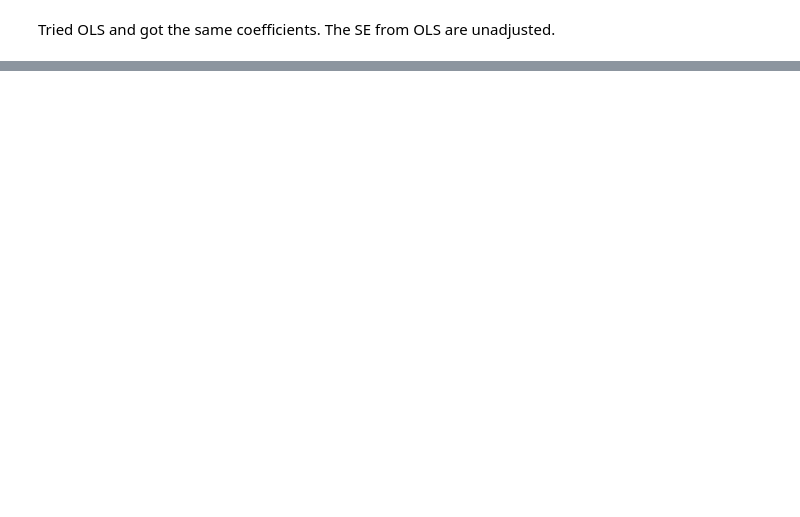
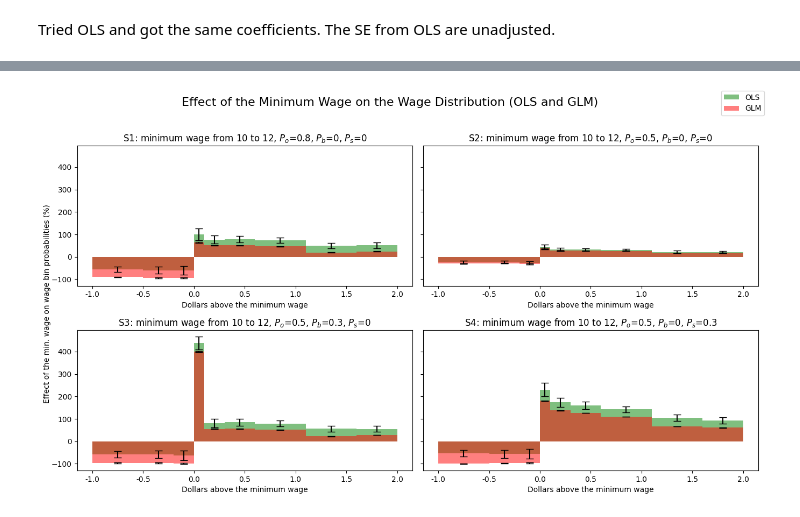
Before and after one commit to boyuchen21/minimum_wage, a Jupyter notebook: codes/compare_estimators.ipynb, the cells around one changed output, grey strips where cells are left out. Cells and saved outputs as stored; diff of their text form; code cells hidden in the pictures; blank space fills up the shorter version.

```diff
--- a/codes/compare_estimators.ipynb
+++ b/codes/compare_estimators.ipynb
@@ -568,10 +565,10 @@ def format_data(file_path, scenario):
 
     return data
 
-all_data = pd.concat([format_data(file_path, scenario) for scenario in scenarios.keys() ])
+ols_result = pd.concat([format_data(file_path, scenario) for scenario in scenarios.keys() ])
 
 # Filter the data for the variables of interest
-filtered_data = all_data[all_data['Variable'].isin(x_ranges.keys())]
+ols_result = ols_result[ols_result['Variable'].isin(x_ranges.keys())]
 # %% [markdown]
 Tried OLS and got the same coefficients. The SE from OLS are unadjusted.
 # %%
@@ -623,0 +637,56 @@ plt.show()
+# %%
+glm_result['Model'] = 'glm'
+ols_result['Model'] = 'ols'
+result_appended = pd.concat([glm_result, ols_result])
+
+# Define the figure and axes for subplots
+fig, axes = plt.subplots(2, 2, figsize=(14, 8), sharey=True)
+
+# Flatten axes for easy iteration
+axes = axes.flatten()
+
+# Plot each scenario in a separate subplot
+for i, scenario in enumerate(scenarios):
+    real_m_pre, real_m_post, P_o, P_b, P_s = scenarios[scenario]
+    scenario_data_ols = result_appended[(result_appended['Scenario'] == scenario) & (result_appended['Model'] == 'ols')]
+    scenario_data_glm = result_appended[(result_appended['Scenario'] == scenario) & (result_appended['Model'] == 'glm')]
+
+    x_scenario_values_ols = [np.mean([x_ranges[var][0], x_ranges[var][1]]) for var in scenario_data_ols['Variable']]  # Convert to percentage
+    y_values_ols = scenario_data_ols['Coefficient'] * 100  # Convert to percentage
+    y_err_ols = scenario_data_ols['SE'] * 100  # Convert to percentage
+    scenario_widths_ols = [(x_ranges[var][1] - x_ranges[var][0]) for var in scenario_data_ols['Variable']]  # Convert to percentage
+
+    x_scenario_values_glm = [np.mean([x_ranges[var][0], x_ranges[var][1]]) for var in scenario_data_glm['Variable']]  # Convert to percentage
+    y_values_glm = scenario_data_glm['Coefficient'] * 100  # Convert to percentage
+    y_err_glm = scenario_data_glm['SE'] * 100  # Convert to percentage
+    scenario_widths_glm = [(x_ranges[var][1] - x_ranges[var][0]) for var in scenario_data_glm['Variable']]  # Convert to percentage
+
+    # Plot the OLS data
+    axes[i].bar(x_scenario_values_ols, y_values_ols, width=scenario_widths_ols, yerr=y_err_ols, capsize=5, label='OLS', color='green', alpha=0.5)
+
+    # Plot the GLM data
+    axes[i].bar(x_scenario_values_glm, y_values_glm, width=scenario_widths_glm, yerr=y_err_glm, capsize=5, label='GLM', color='red', alpha=0.5)
+
+    axes[i].set_xlabel('Dollars above the minimum wage')
+    axes[i].set_title(f'{scenario}: minimum wage from {real_m_pre} to {real_m_post}, $P_o$={P_o}, $P_b$={P_b}, $P_s$={P_s}')
+
+    # Set x-ticks with a break of 5 bins (0.5 dollars)
+    axes[i].set_xticks(np.arange(-1.0, 2.1, .5))
+    axes[i].set_xticklabels(np.arange(-1.0, 2.1, 0.5))
+
+# Set common ylabel
+fig.text(0.04, 0.5, 'Effect of the min. wage on wage bin probabilities (%)', va='center', rotation='vertical')
+
+# Set the main title
+plt.suptitle('Effect of the Minimum Wage on the Wage Distribution (OLS and GLM)', fontsize=16)
+
+# Adjust layout
+plt.tight_layout(rect=[0.04, 0.04, 1, 0.96])
+
+# Add a legend
+handles, labels = axes[0].get_legend_handles_labels()
+fig.legend(handles, labels, loc='upper right')
+
+plt.show()
+# %% [output]
+[figure, added]
```
Also changed, not shown: parts of 10 cells of this notebook, 8 other files.
